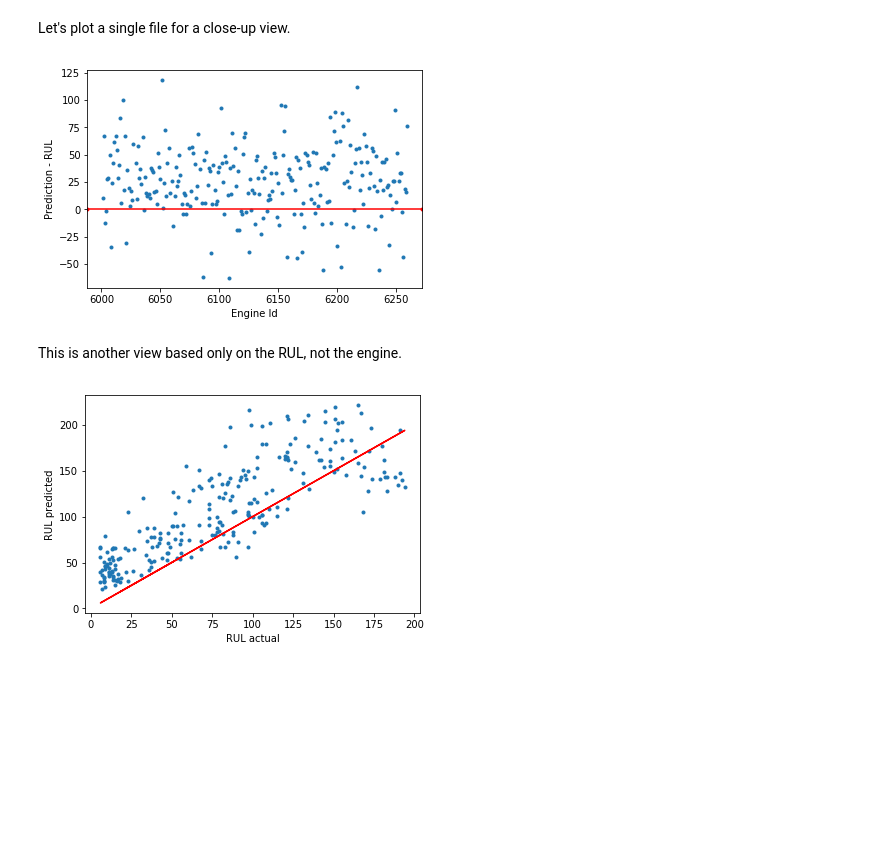
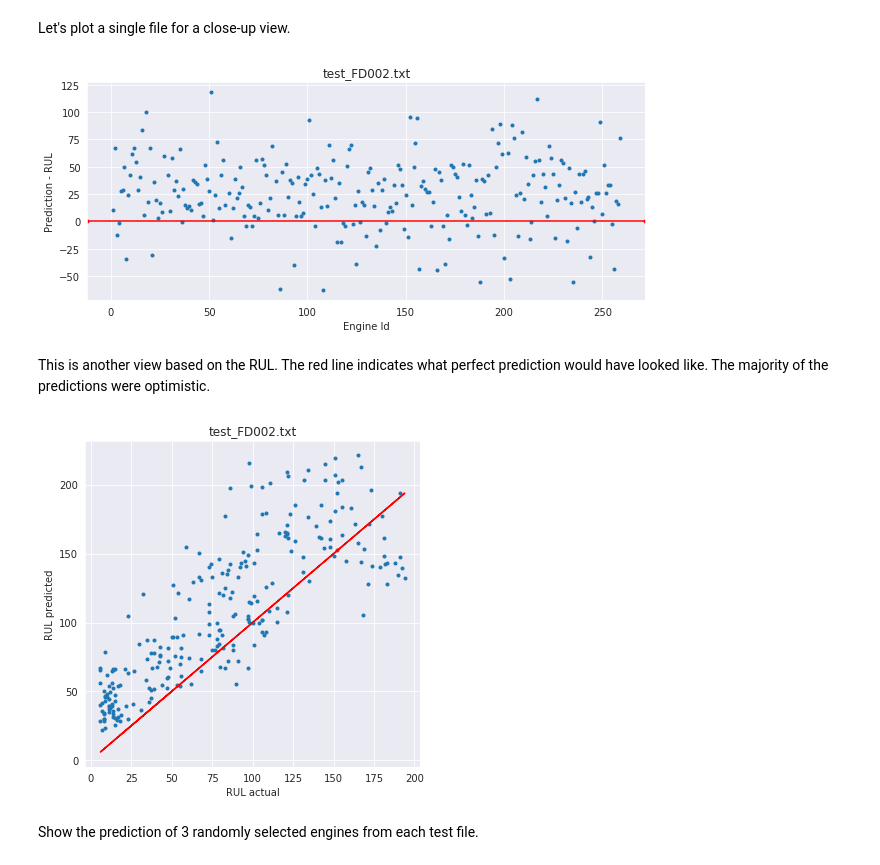
Before and after one commit to sabderra/predictive-maintenance-lstm, a Jupyter notebook: model_prediction.ipynb, the cells around one changed output. Drawn from its saved outputs; the diff is of its cells as text; code cells hidden in the pictures; blank space fills up the shorter version.

```diff
--- a/model_prediction.ipynb
+++ b/model_prediction.ipynb
@@ -169,10 +176,12 @@ for i, test_X_path in enumerate(all_test_files):
 
     results = []
 
-    for engine_id in test_df['id'].unique():
+    for engine_id in tqdm_notebook(test_df['id'].unique()):
         engine_df = test_df[ test_df['id'] == engine_id]
 
-        # Skip the engine with less then 25 for now, TODO pad
+        # The last sequence_length entries are used for the batch.
+        # Skip the engines with less then sequence_length for now.
+        # TODO support padding
         if engine_df.shape[0] > sequence_length:
             last_batch = engine_df[feature_cols].iloc[-sequence_length:].values.reshape(batch_size, sequence_length, num_features)
             rul = engine_df['RUL'].iloc[-1:].values[0]
@@ -191,15 +200,18 @@ Plot the results by engine id. Those predictions above zero exceeded the actual
 # %%
-fig = plt.figure(figsize=(30, 6))
+sns.set_style('darkgrid')
+
+fig = plt.figure(figsize=(20, 4))
 for i, r in enumerate(test_prediction_results):
     ax = plt.subplot(1, 4, i+1)
     # Subtract the base to show the original engine id
     ax.scatter(r[:,0] - data_util.path_to_id_base(all_test_files[i]), r[:,3], marker='.',)
-
+    ax.set_ylim(-100, 140)
     ax.set_xlabel("Engine Id")
     ax.set_ylabel("Prediction - RUL")
     ax.set_title(os.path.basename(all_test_files[i]))
 
     ax.axhline(y=0, color='r', marker='.')
 
+plt.tight_layout()
 plt.show()
 # %% [output]
@@ -206,0 +221,12 @@ plt.show()
+# %%
+sns.set_style('darkgrid')
+
+fig = plt.figure(figsize=(20, 6))
+for i, r in enumerate(test_prediction_results):
+    ax2 = plt.subplot(2, 4, i+5)
+    sns.distplot(r[:,3], ax=ax2)
+    ax2.set_title(os.path.basename(all_test_files[i]))
+
+
+plt.tight_layout()
+plt.show()
@@ -211,21 +237,31 @@ results = test_prediction_results[1] # 1 is test_FD002
+# %%
+file_index = 1  # 1 is test_FD002
+results = test_prediction_results[file_index]
+base_id = data_util.path_to_id_base(all_test_files[file_index])
 # %%
-plt.scatter(results[:,0], results[:,3], marker='.', label="Diff")
+fig = plt.figure(figsize=(10, 4))
+plt.scatter(results[:,0] - base_id, results[:,3], marker='.', label="Diff")
 plt.xlabel("Engine Id")
 plt.ylabel("Prediction - RUL")
+plt.title(os.path.basename(all_test_files[file_index]))
 
 plt.axhline(y=0, color='r', marker='.')
 
 plt.show()
 # %% [output]
-[figure, old version]
+[figure, new version]
 # %% [markdown]
-This is another view based only on the RUL, not the engine.
+This is another view based on the RUL. The red line indicates what perfect prediction would have looked like. The majority of the predictions were optimistic.
 # %%
+fig = plt.figure(figsize=(6, 6))
 plt.scatter(results[:,2], results[:,1], marker='.')
 plt.plot(results[:,2], results[:,2], 'r')
 plt.xlabel("RUL actual")
 plt.ylabel("RUL predicted")
+plt.title(os.path.basename(all_test_files[file_index]))
 
 plt.show()
 # %% [output]
-[figure, old version]
+[figure, new version]
+# %% [markdown]
+Show the prediction of 3 randomly selected engines from each test file.
```
Also changed, not shown: parts of 12 cells of this notebook, 1 other file.
